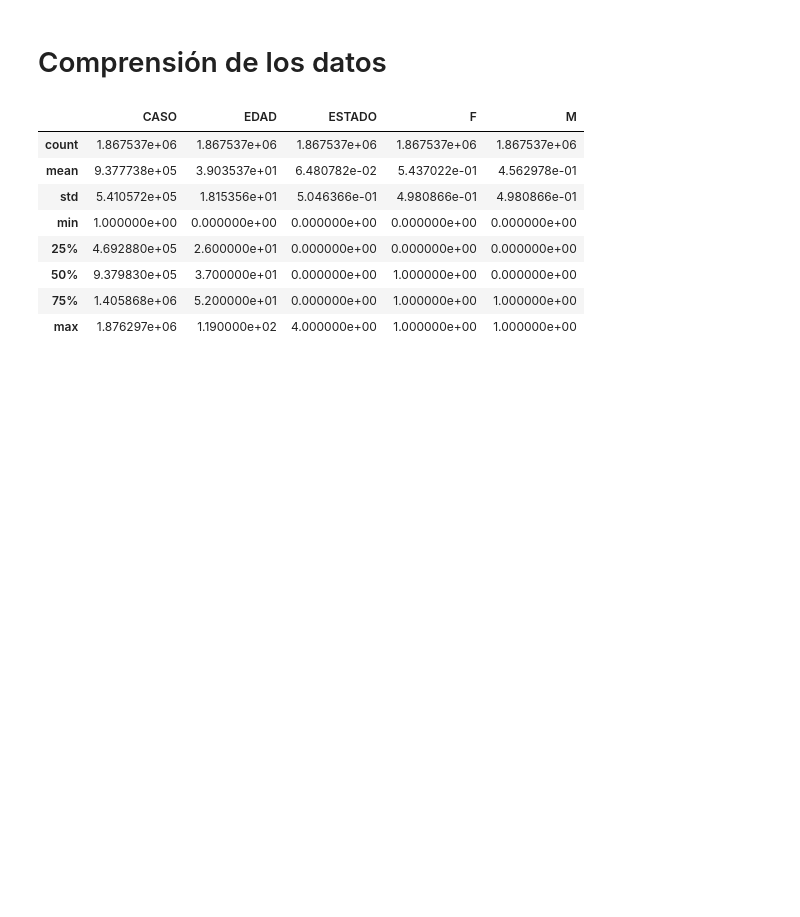
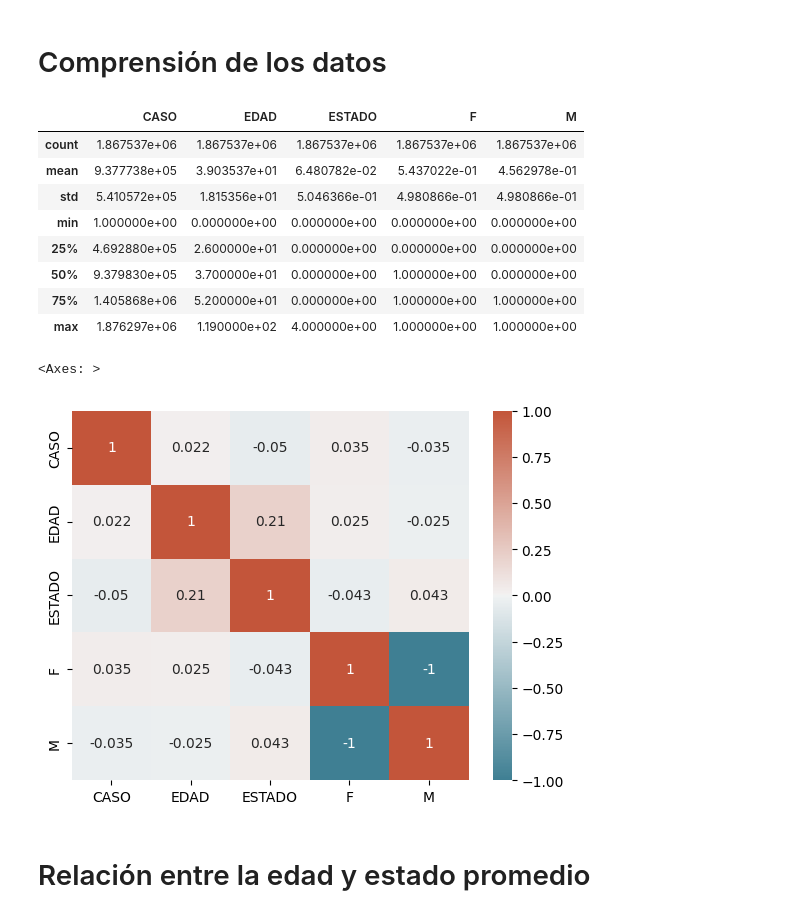
Before and after one commit to ccortesra/EDA-Bogota-COVID, a Jupyter notebook: EDA_Project.ipynb, the cells around one changed output. Cells and saved outputs as stored; diff of their text form; code cells hidden in the pictures; blank space fills up the shorter version.

```diff
--- a/EDA_Project.ipynb
+++ b/EDA_Project.ipynb
@@ -635,3 +635,13 @@ df_num.describe()
 | 50% | 9.379830e+05 | 3.700000e+01 | 0.000000e+00 | 1.000000e+00 | 0.000000e+00 |
 | 75% | 1.405868e+06 | 5.200000e+01 | 0.000000e+00 | 1.000000e+00 | 1.000000e+00 |
 | max | 1.876297e+06 | 1.190000e+02 | 4.000000e+00 | 1.000000e+00 | 1.000000e+00 |
+# %%
+corr = df_num.corr()
+sns.heatmap(corr, xticklabels=corr.columns,
+            yticklabels=corr.columns, annot=True,
+            cmap=sns.diverging_palette(220, 20, as_cmap=True))
+# %% [output]
+<Axes: >
+[figure, added]
+# %% [markdown]
+# Relación entre la edad y estado promedio
```
Also changed, not shown: parts of 2 cells of this notebook.
